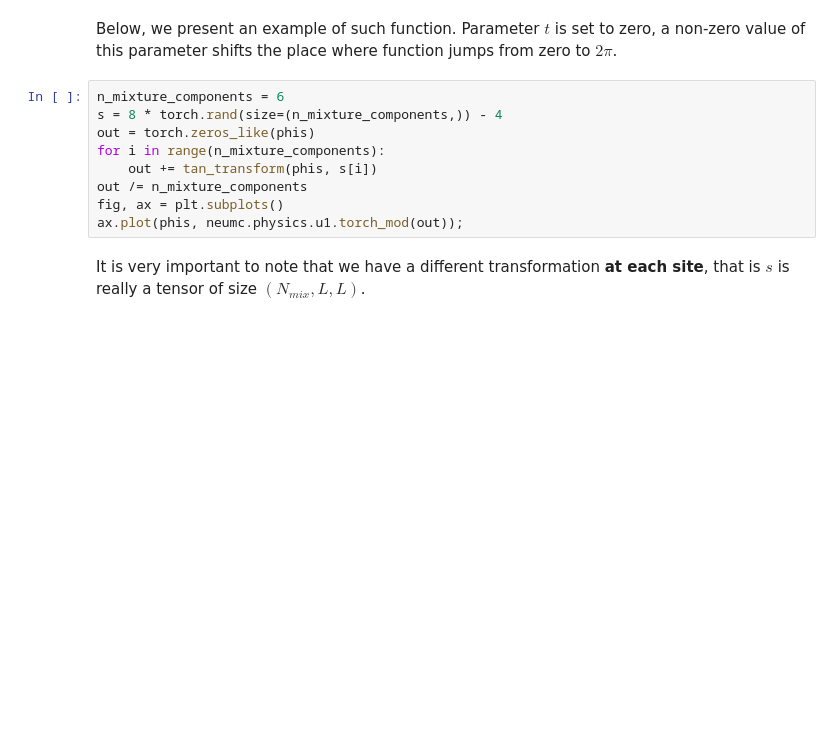
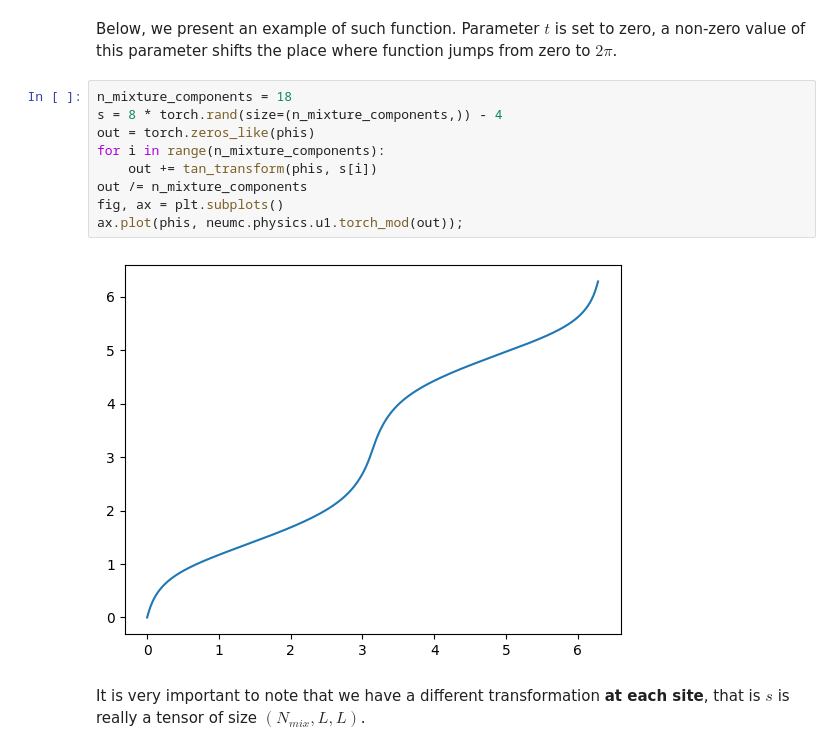
Before and after one commit to FraLiturri/NormFlows_LGT, a Jupyter notebook: notebooks/U1/U1.ipynb, the cells around one changed output. Saved outputs shown, nothing was run; the diff lists cells and outputs as text; blank space fills up the shorter version.

```diff
--- a/notebooks/U1/U1.ipynb
+++ b/notebooks/U1/U1.ipynb
@@ -404,14 +427,16 @@ $$h(\phi,\vec s|t) =\mod\left(\frac{1}{N_{mix}}\sum_{i=0}^{N_{mix}-1}h(\phi|s_i)
 # %% [markdown]
 Below, we present an example of such function. Parameter $t$ is set to zero, a non-zero value of this parameter shifts the place where function jumps from zero to $2\pi$.
 # %%
-n_mixture_components = 6
+n_mixture_components = 18
 s = 8 * torch.rand(size=(n_mixture_components,)) - 4
 out = torch.zeros_like(phis)
 for i in range(n_mixture_components):
     out += tan_transform(phis, s[i])
 out /= n_mixture_components
 fig, ax = plt.subplots()
 ax.plot(phis, neumc.physics.u1.torch_mod(out));
+# %% [output]
+[figure, added]
 # %% [markdown]
 It is very important to note that we have a different transformation **at each site**, that is $s$ is really a tensor of size $(N_{mix},L,L)$.
 # %%
```
Also changed, not shown: parts of 30 cells of this notebook, 5 other files.
